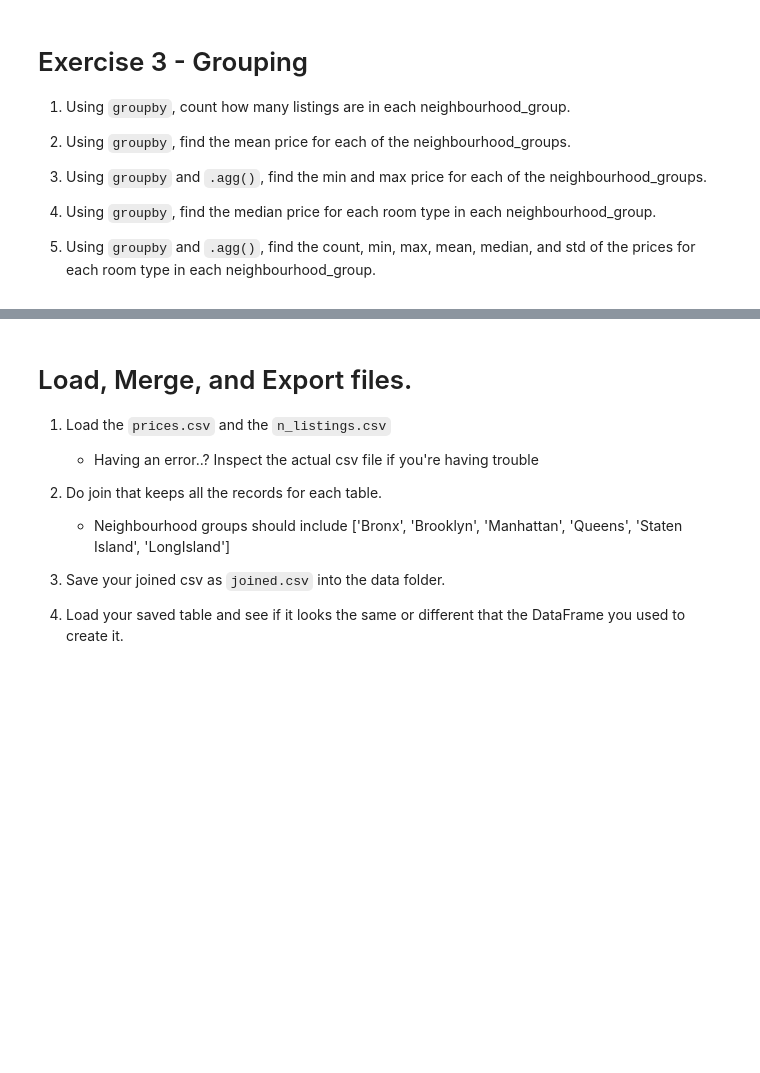
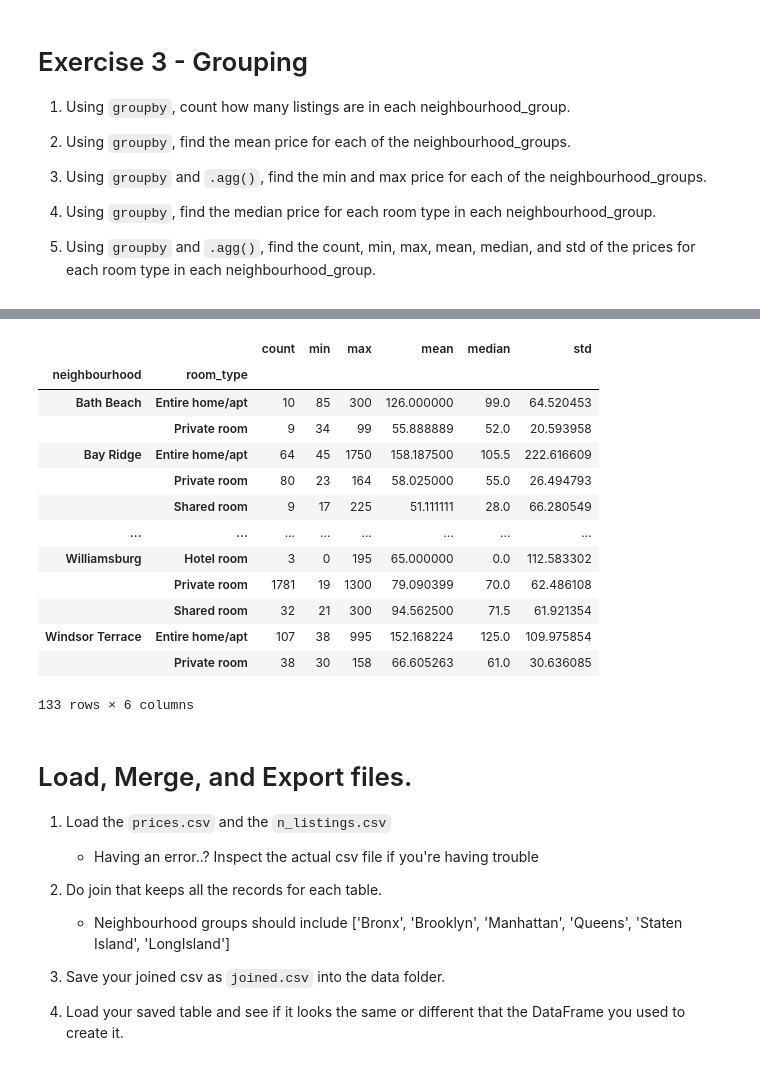
Before and after one commit to MSK59/-MSK--ds-fall-2025-wed, a Jupyter notebook: Week-01-Pandas/exercise/Muhammad-Khalid-week-01.ipynb, the cells around one changed output, grey strips where cells are left out. Saved outputs shown, nothing was run; the diff lists cells and outputs as text; code cells hidden in the pictures; blank space fills up the shorter version.

```diff
--- a/Week-01-Pandas/exercise/Muhammad-Khalid-week-01.ipynb
+++ b/Week-01-Pandas/exercise/Muhammad-Khalid-week-01.ipynb
@@ -115,6 +215,22 @@ See the caveats in the documentation: https://pandas.pydata.org/pandas-docs/stab
 # %%
 # 5. Using `groupby` and `.agg()`, find the count, min, max, mean, median, and std of the prices
 # for each room type in each neighbourhood_group.
+df_bk.groupby(['neighbourhood', 'room_type'])['price'].agg(['count', 'min', 'max', 'mean', 'median', 'std'])
+# %% [output]
+|  |  | count | min | max | mean | median | std |
+| neighbourhood | room_type |  |  |  |  |  |  |
+| Bath Beach | Entire home/apt | 10 | 85 | 300 | 126.000000 | 99.0 | 64.520453 |
+|  | Private room | 9 | 34 | 99 | 55.888889 | 52.0 | 20.593958 |
+| Bay Ridge | Entire home/apt | 64 | 45 | 1750 | 158.187500 | 105.5 | 222.616609 |
+|  | Private room | 80 | 23 | 164 | 58.025000 | 55.0 | 26.494793 |
+|  | Shared room | 9 | 17 | 225 | 51.111111 | 28.0 | 66.280549 |
+| ... | ... | ... | ... | ... | ... | ... | ... |
+| Williamsburg | Hotel room | 3 | 0 | 195 | 65.000000 | 0.0 | 112.583302 |
+|  | Private room | 1781 | 19 | 1300 | 79.090399 | 70.0 | 62.486108 |
+|  | Shared room | 32 | 21 | 300 | 94.562500 | 71.5 | 61.921354 |
+| Windsor Terrace | Entire home/apt | 107 | 38 | 995 | 152.168224 | 125.0 | 109.975854 |
+|  | Private room | 38 | 30 | 158 | 66.605263 | 61.0 | 30.636085 |
+133 rows × 6 columns
 # %% [markdown]
 # Load, Merge, and Export files.
 1. Load the `prices.csv` and the `n_listings.csv`
```
Also changed, not shown: parts of 13 cells of this notebook, 1 other file.
